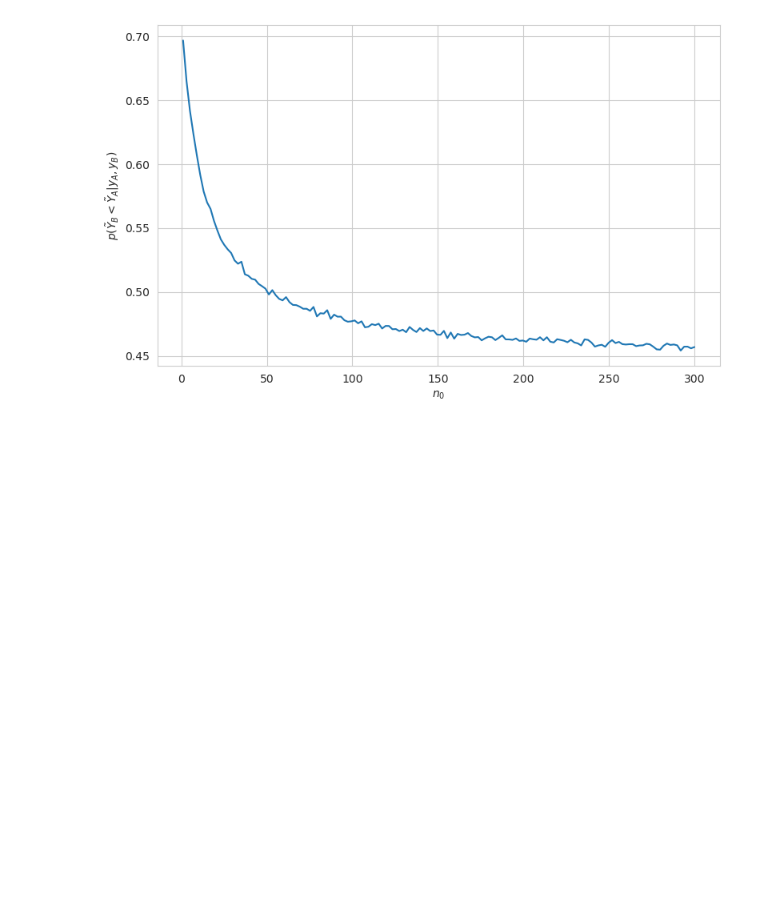
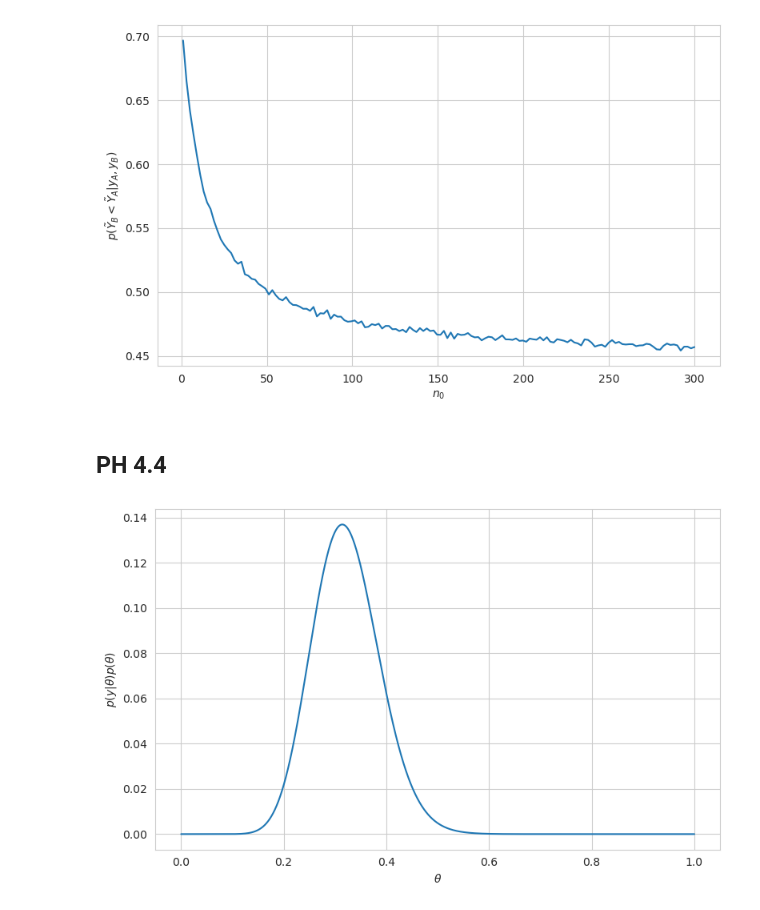
Before and after one commit to WHITSNAK/sta_602, a Jupyter notebook: hw5/hw5.ipynb, the cells around one changed output. Drawn from its saved outputs; the diff is of its cells as text; code cells hidden in the pictures; blank space fills up the shorter version.

```diff
--- a/hw5/hw5.ipynb
+++ b/hw5/hw5.ipynb
@@ -147,3 +147,28 @@ fig.tight_layout()
 fig.show()
 # %% [output]
 [figure]
+# %% [markdown]
+## PH 4.4
+# %%
+from scipy.special import comb, gamma
+
+beta1 = stats.beta(a=2, b=8)
+w1 = 3/4
+
+beta2 = stats.beta(a=8, b=2)
+w2 = 1/4
+
+thetas = np.linspace(0, 1, 1000000)
+prior = pd.Series(w1 * beta1.pdf(thetas) + w2 * beta2.pdf(thetas), index=thetas)
+likelihood = pd.Series(stats.binom.pmf(k=15, n=43, p=thetas), index=thetas)
+# %%
+fig, ax = plt.subplots(figsize=(8, 5))
+
+(likelihood * prior).plot(ax=ax)
+ax.set_xlabel('$\\theta$')
+ax.set_ylabel('$p(y|\\theta)p(\\theta)$')
+
+fig.tight_layout()
+fig.show()
+# %% [output]
+[figure, added]
```
Also changed, not shown: parts of 1 cell of this notebook, 1 other file.
